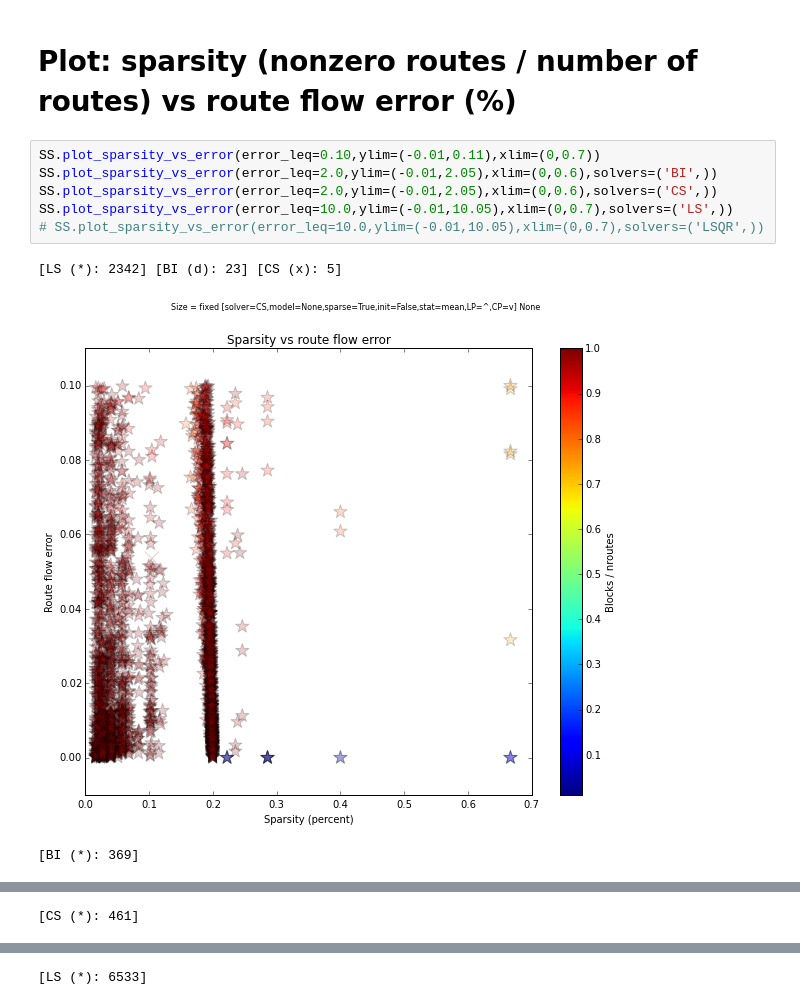
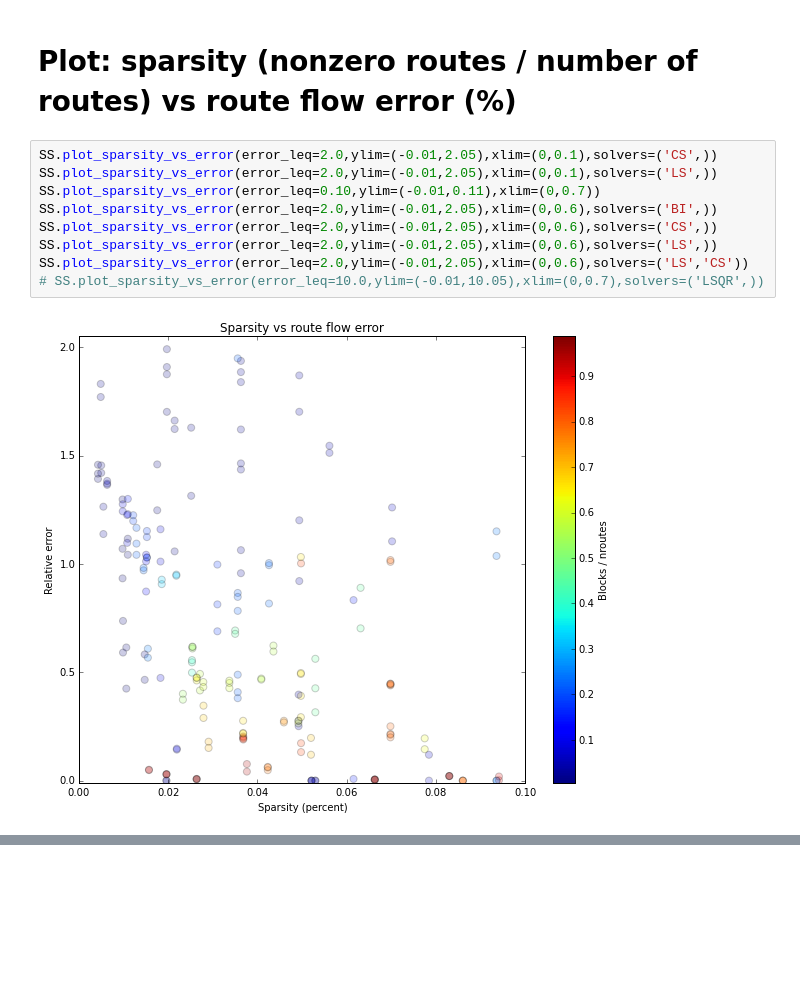
Before and after one commit to cathywu/traffic-estimation-comparison, a Jupyter notebook: ScenarioSpace Plots.ipynb, the cells around one changed output, grey strips where cells are left out. Cells and saved outputs as stored; diff of their text form; blank space fills up the shorter version.

```diff
--- a/ScenarioSpace Plots.ipynb
+++ b/ScenarioSpace Plots.ipynb
@@ -215,12 +74,13 @@ SS.plot_size_vs_speed(error_leq=1.00,ylim=(-0.1,2000),solvers=('BI',),color_axis
 # %% [markdown]
 # Plot: sparsity (nonzero routes / number of routes) vs route flow error (%)
 # %%
+SS.plot_sparsity_vs_error(error_leq=2.0,ylim=(-0.01,2.05),xlim=(0,0.1),solvers=('CS',))
+SS.plot_sparsity_vs_error(error_leq=2.0,ylim=(-0.01,2.05),xlim=(0,0.1),solvers=('LS',))
 SS.plot_sparsity_vs_error(error_leq=0.10,ylim=(-0.01,0.11),xlim=(0,0.7))
 SS.plot_sparsity_vs_error(error_leq=2.0,ylim=(-0.01,2.05),xlim=(0,0.6),solvers=('BI',))
 SS.plot_sparsity_vs_error(error_leq=2.0,ylim=(-0.01,2.05),xlim=(0,0.6),solvers=('CS',))
-SS.plot_sparsity_vs_error(error_leq=10.0,ylim=(-0.01,10.05),xlim=(0,0.7),solvers=('LS',))
+SS.plot_sparsity_vs_error(error_leq=2.0,ylim=(-0.01,2.05),xlim=(0,0.6),solvers=('LS',))
+SS.plot_sparsity_vs_error(error_leq=2.0,ylim=(-0.01,2.05),xlim=(0,0.6),solvers=('LS','CS'))
 # SS.plot_sparsity_vs_error(error_leq=10.0,ylim=(-0.01,10.05),xlim=(0,0.7),solvers=('LSQR',))
 # %% [output]
-[LS (*): 2342] [BI (d): 23] [CS (x): 5]
-[figure, old version]
+[figure, new version]
-[BI (*): 369]
@@ -228 +87,0 @@ SS.plot_sparsity_vs_error(error_leq=10.0,ylim=(-0.01,10.05),xlim=(0,0.7),solvers
-[CS (*): 461]
@@ -230 +88,0 @@ SS.plot_sparsity_vs_error(error_leq=10.0,ylim=(-0.01,10.05),xlim=(0,0.7),solvers
-[LS (*): 6533]
```
Also changed, not shown: parts of 6 cells of this notebook, 20 other files.
